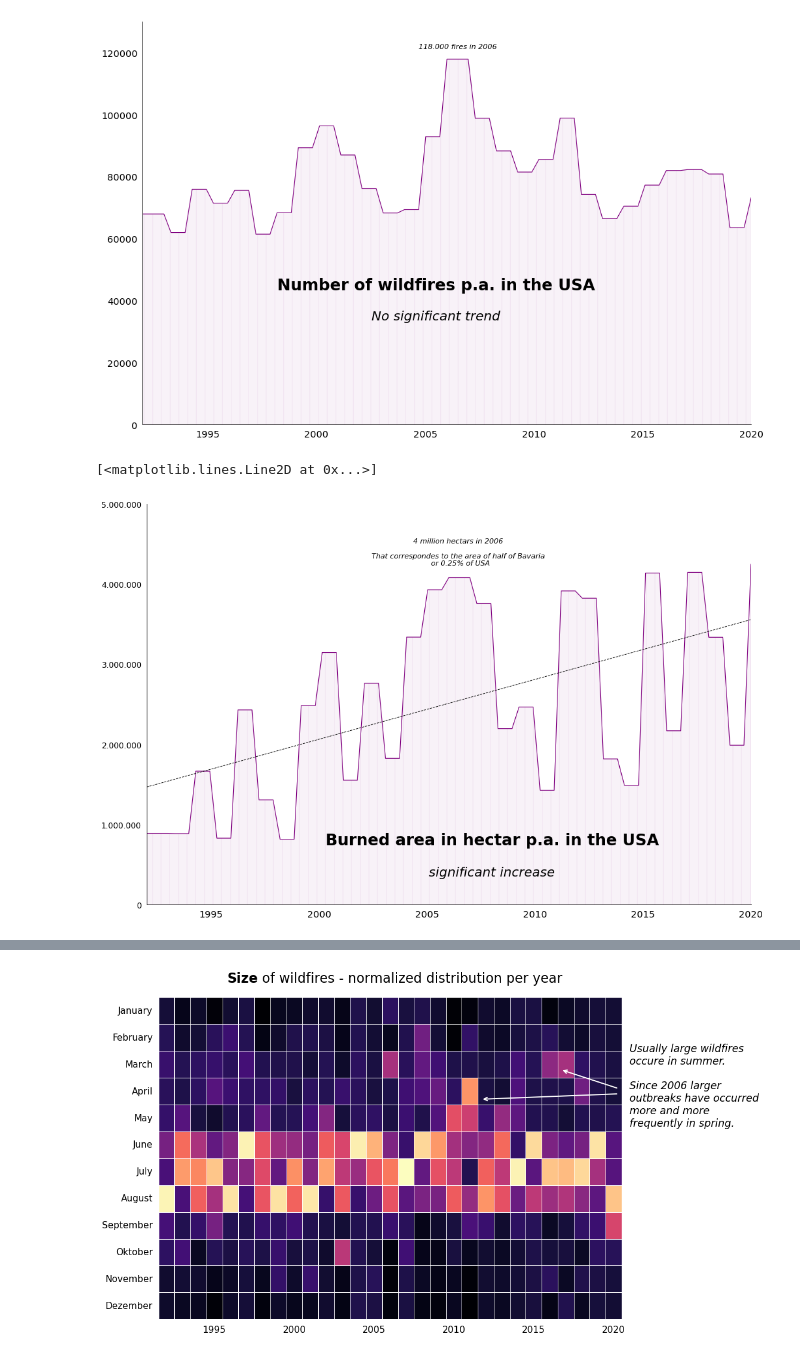
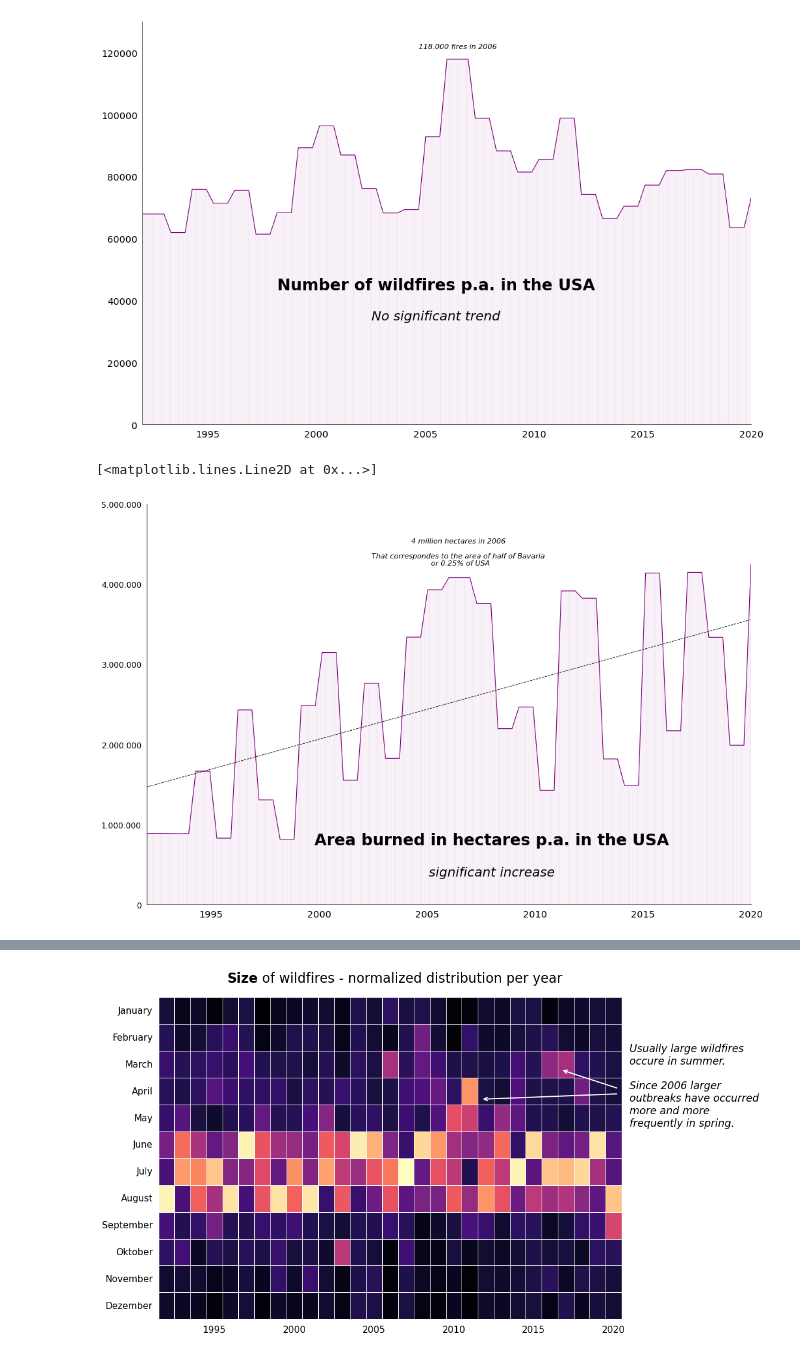
Before and after one commit to erikwisberger/Wildfire_Vizualization, a Jupyter notebook: analyse.ipynb, the cells around one changed output, grey strips where cells are left out. Drawn from its saved outputs; the diff is of its cells as text; code cells hidden in the pictures.

```diff
--- a/analyse.ipynb
+++ b/analyse.ipynb
@@ -76,36 +77,36 @@ df_rolling = df_.rolling(window=5).mean().dropna()  # Drop NaN values resulted f
 avg_x_new = np.linspace(df_rolling.index.min(), df_rolling.index.max(), 300)  # More points for smoother curve
 spl = make_interp_spline(df_rolling.index, df_rolling, k=2)
 avg_y_smooth = spl(avg_x_new)
 
 
 coefficients = np.polyfit(df_.index, df_.values, 1)
 linear_regression = np.poly1d(coefficients)
 regression_y = linear_regression(df_.index)
 
 
-ax.annotate("Burned area in hectar p.a. in the USA", xy=(2008, 800_000), xycoords='data', color="black", fontsize=22, ha='center', va='center', fontweight = "bold")
+ax.annotate("Area burned in hectares p.a. in the USA", xy=(2008, 800_000), xycoords='data', color="black", fontsize=22, ha='center', va='center', fontweight = "bold")
 ax.annotate("significant increase", xy=(2008, 400_000), xycoords='data', color="black", fontsize=18, ha='center', va='center', fontstyle = "oblique")
-ax.annotate("4 million hectars in 2006 \n\nThat correspondes to the area of half of Bavaria \n or 0.25% of USA", xy=(2006.5, 4_400_000), xycoords='data', color="black", fontsize=10, ha='center', va='center', fontstyle = "oblique")
+ax.annotate("4 million hectares in 2006 \n\nThat correspondes to the area of half of Bavaria \n or 0.25% of USA", xy=(2006.5, 4_400_000), xycoords='data', color="black", fontsize=10, ha='center', va='center', fontstyle = "oblique")
 
 ax.spines["top"].set_visible(False)
 ax.spines["right"].set_visible(False)
 #ax.spines["left"].set_visible(False)
 
 ax.set_ylim([0, 5_000_000])
 ax.set_xlim([1992, 2020])
 ax.fill_between(x_new, y_smooth, color="Purple", alpha=0.05, hatch="|")
 
 ax.tick_params(axis='x', which='both', bottom=False, top=False, labelbottom=True)
 ax.tick_params(axis='y', which='both', left=False, right=False, labelbottom=True)
 ax.tick_params(axis='both', which='major', labelsize=13)
 
 ax.set_yticklabels(["0", "1.000.000", "2.000.000", "3.000.000", "4.000.000", "5.000.000",], fontsize=11)
 
 ax.plot(x_new, y_smooth, color="Purple", markersize=8, linewidth=1)
 ax.plot(df_.index, regression_y, label='5-Year Average', color='black', linestyle='--', linewidth=0.8)
 # %% [output]
 [<matplotlib.lines.Line2D at 0x...>]
-[figure, old version]
+[figure, new version]
 # %%
 df_.values[:4:]
 # %% [output]
```
Also changed, not shown: parts of 4 cells of this notebook.
